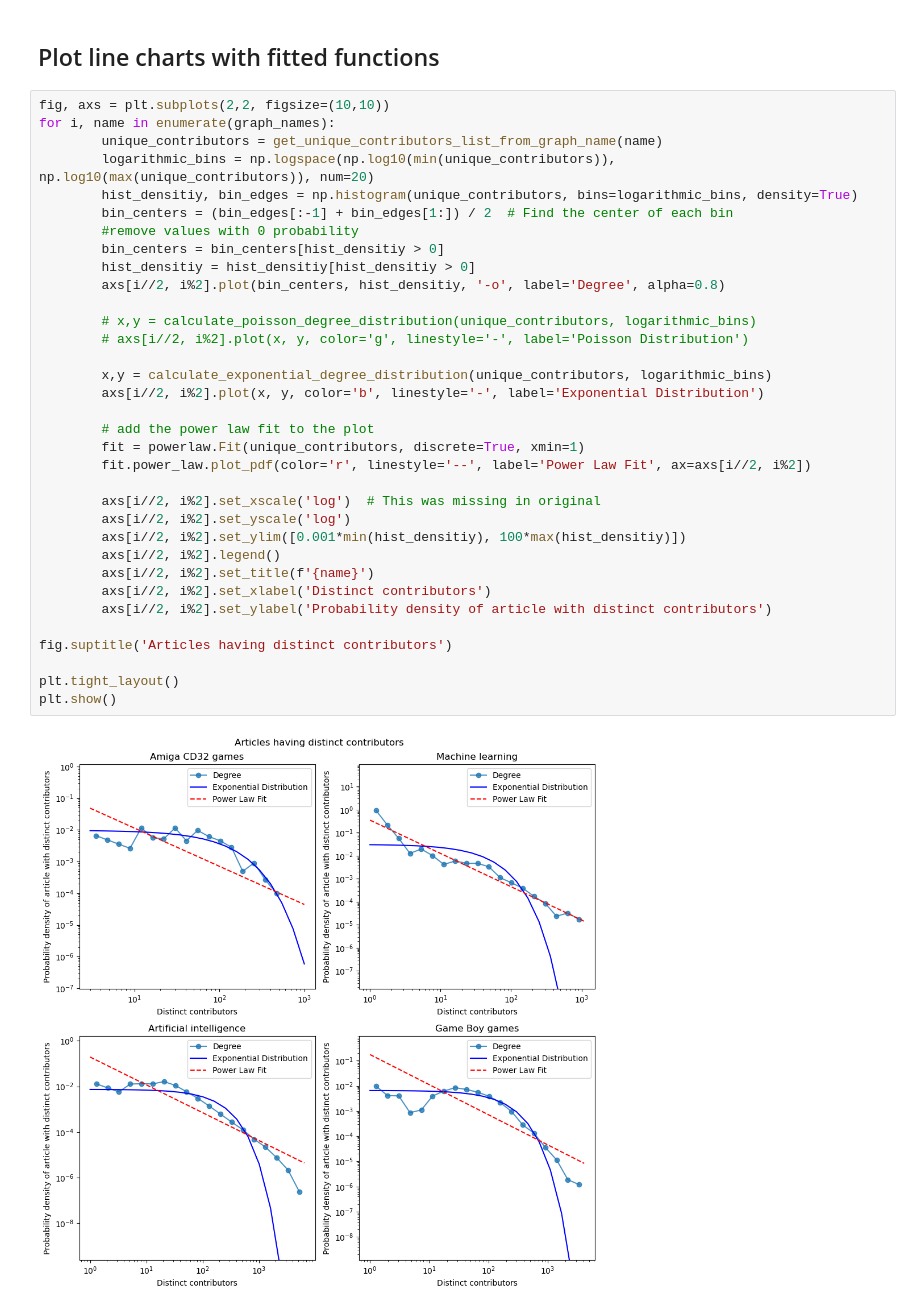
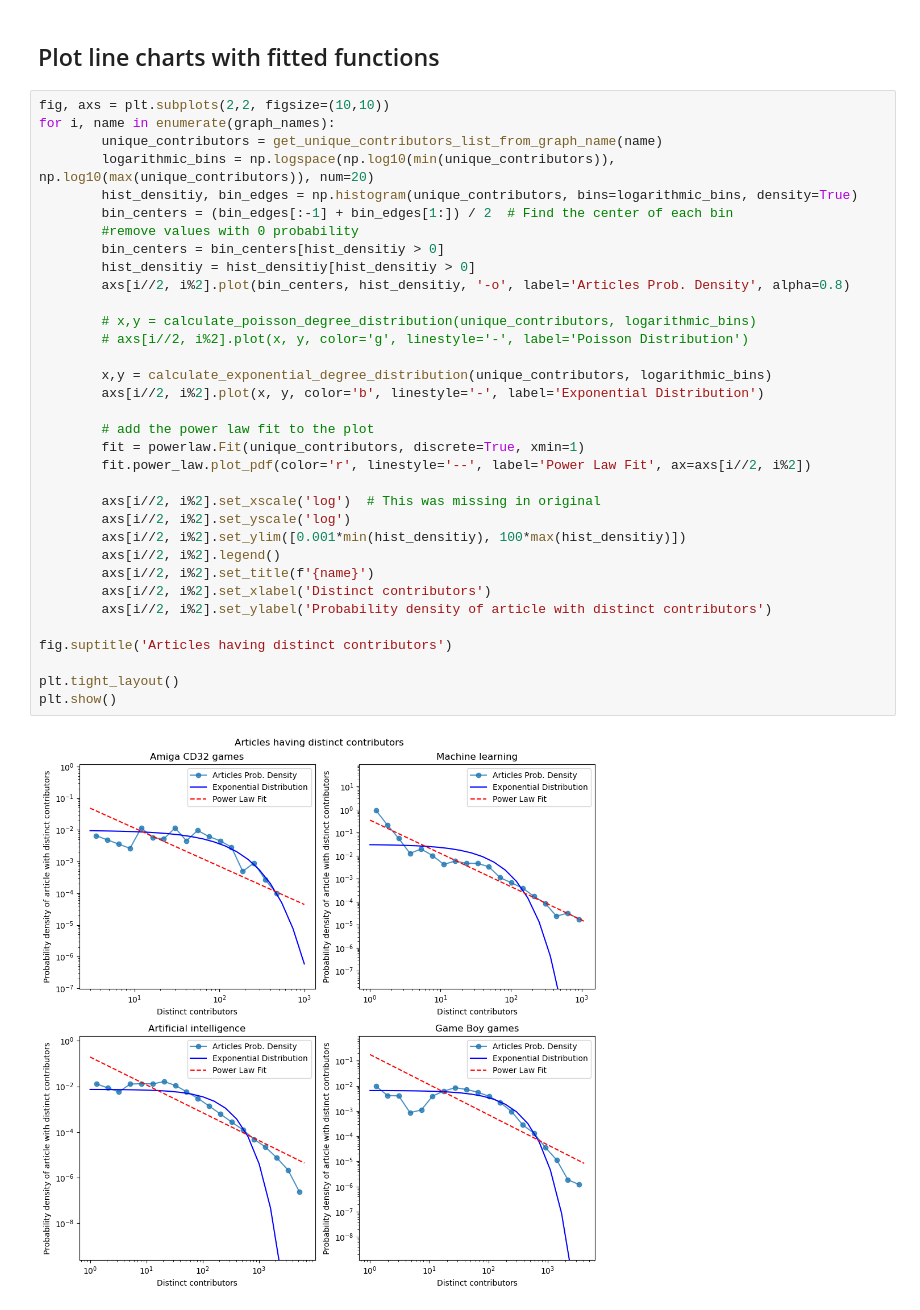
Before and after one commit to dariokueffer/Project-Network-Science-HS24, a Jupyter notebook: analysis_articles_contributors.ipynb, the cells around one changed output. Cells and saved outputs as stored; diff of their text form.

Commit message:
updated plot art vs contrib again

```diff
--- a/analysis_articles_contributors.ipynb
+++ b/analysis_articles_contributors.ipynb
@@ -73,32 +73,32 @@ for i, name in enumerate(graph_names):
         logarithmic_bins = np.logspace(np.log10(min(unique_contributors)), np.log10(max(unique_contributors)), num=20)
         hist_densitiy, bin_edges = np.histogram(unique_contributors, bins=logarithmic_bins, density=True)
         bin_centers = (bin_edges[:-1] + bin_edges[1:]) / 2  # Find the center of each bin
         #remove values with 0 probability
         bin_centers = bin_centers[hist_densitiy > 0]
         hist_densitiy = hist_densitiy[hist_densitiy > 0]
-        axs[i//2, i%2].plot(bin_centers, hist_densitiy, '-o', label='Degree', alpha=0.8)
+        axs[i//2, i%2].plot(bin_centers, hist_densitiy, '-o', label='Articles Prob. Density', alpha=0.8)
 
         # x,y = calculate_poisson_degree_distribution(unique_contributors, logarithmic_bins)
         # axs[i//2, i%2].plot(x, y, color='g', linestyle='-', label='Poisson Distribution')
 
         x,y = calculate_exponential_degree_distribution(unique_contributors, logarithmic_bins)
         axs[i//2, i%2].plot(x, y, color='b', linestyle='-', label='Exponential Distribution')
 
         # add the power law fit to the plot
         fit = powerlaw.Fit(unique_contributors, discrete=True, xmin=1)
         fit.power_law.plot_pdf(color='r', linestyle='--', label='Power Law Fit', ax=axs[i//2, i%2])
 
         axs[i//2, i%2].set_xscale('log')  # This was missing in original
         axs[i//2, i%2].set_yscale('log')
         axs[i//2, i%2].set_ylim([0.001*min(hist_densitiy), 100*max(hist_densitiy)])
         axs[i//2, i%2].legend()
         axs[i//2, i%2].set_title(f'{name}')
         axs[i//2, i%2].set_xlabel('Distinct contributors')
         axs[i//2, i%2].set_ylabel('Probability density of article with distinct contributors')
 
 fig.suptitle('Articles having distinct contributors')
 
 plt.tight_layout()
 plt.show()
 # %% [output]
-[figure, old version]
+[figure, new version]
```
